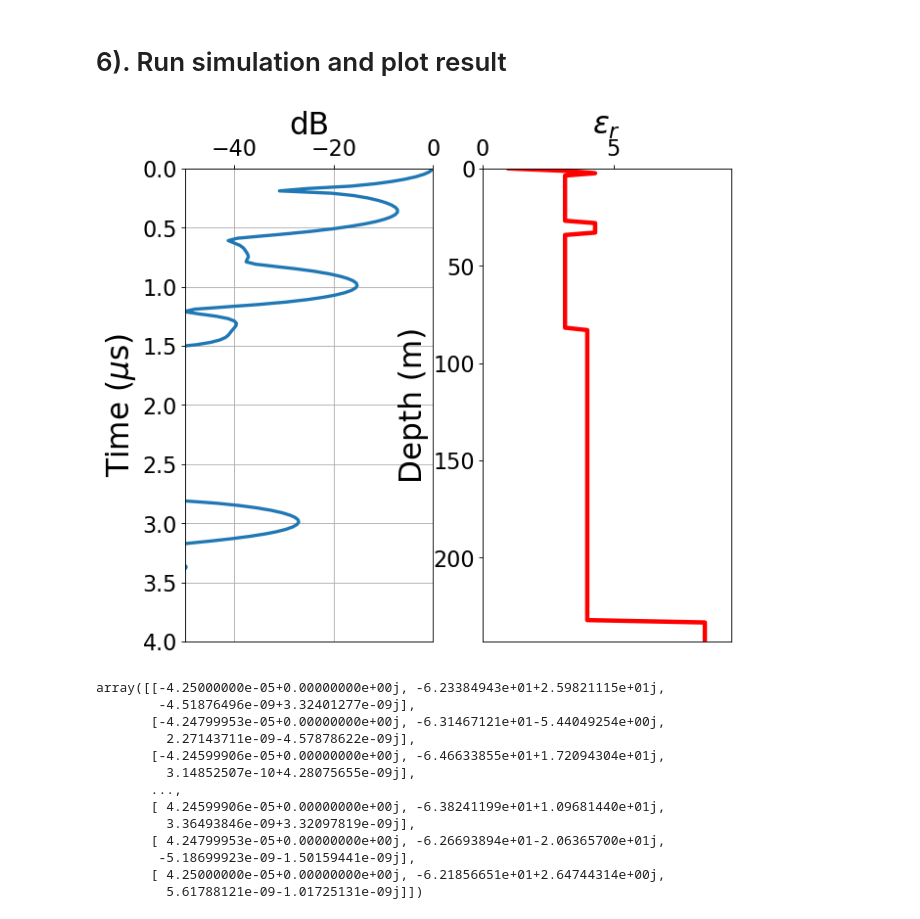
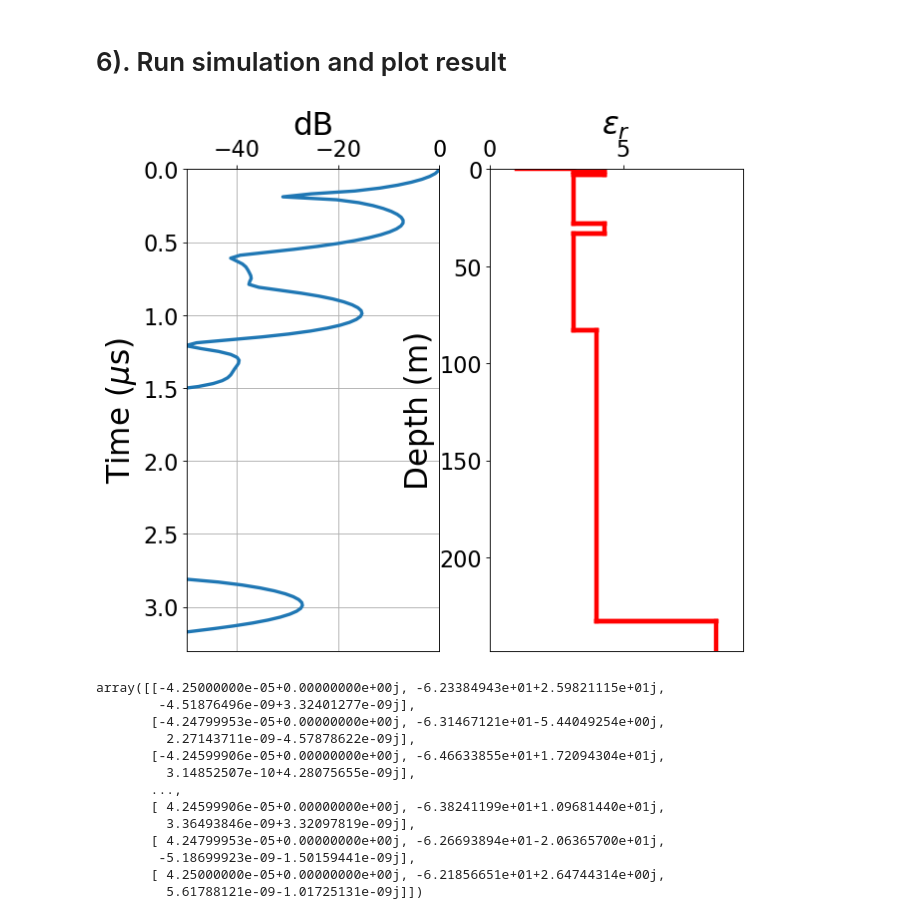
Before and after one commit to SamuelCourville/RadSPy, a Jupyter notebook: demo.ipynb, the cells around one changed output. Drawn from its saved outputs; the diff is of its cells as text; code cells hidden in the pictures.

```diff
--- a/demo.ipynb
+++ b/demo.ipynb
@@ -51,12 +58,13 @@ testModel.setWindowParam(fnum,fmin,fmax)
 # %% [markdown]
 # 6). Run simulation and plot result
 # %%
-testModel.plotResult=True
-testModel.plotTime=4 # in micro-seconds, this controls the time axis of the model plot
-plt.rcParams.update({'font.size': 20}) # This changes the fint size of the tick labels
-testModel.runSim()
+testModel.plotResult=True              # This line sets the simulator to produce a plot when runSim() is called
+testModel.plotTime=3.3                 # in micro-seconds, this controls the time axis of the model plot
+plt.rcParams.update({'font.size': 20}) # This changes the font size of the tick labels
+
+testModel.runSim()                     # This runs the model.
 # %% [output]
-[figure, old version]
+[figure, new version]
 array([[-4.25000000e-05+0.00000000e+00j, -6.23384943e+01+2.59821115e+01j,
         -4.51876496e-09+3.32401277e-09j],
        [-4.24799953e-05+0.00000000e+00j, -6.31467121e+01-5.44049254e+00j,
```
Also changed, not shown: parts of 5 cells of this notebook, 1 other file.
